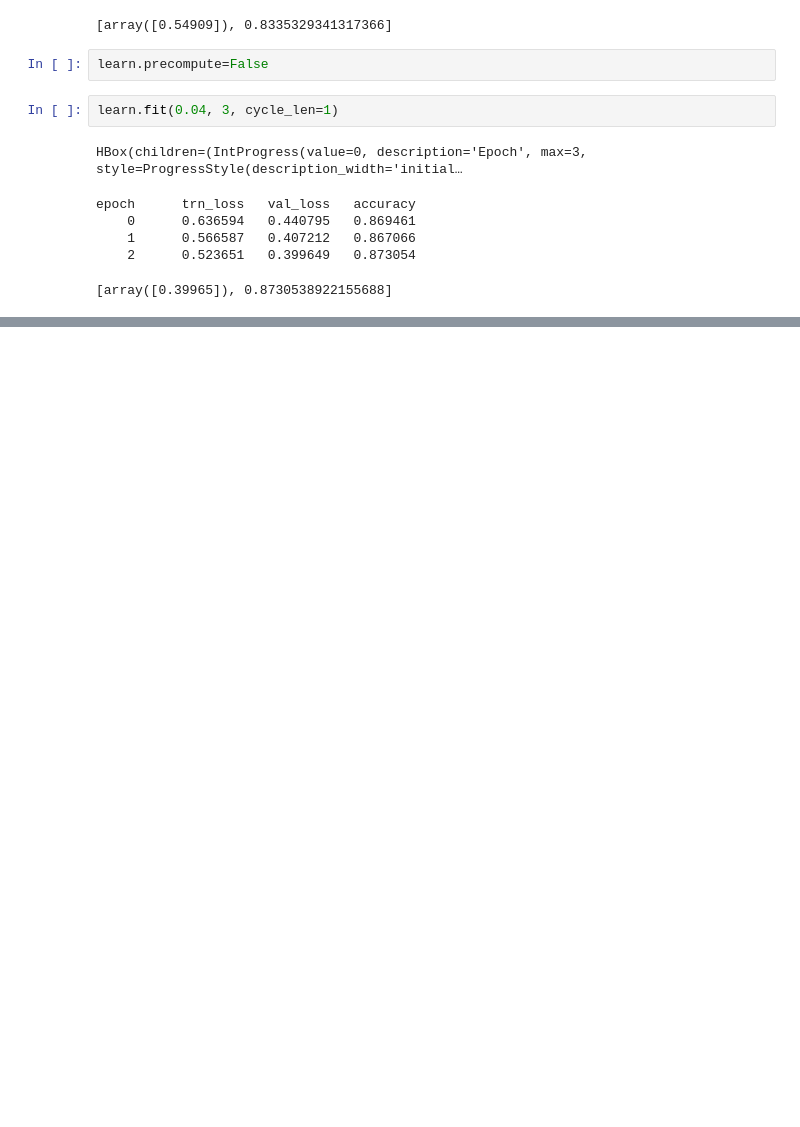
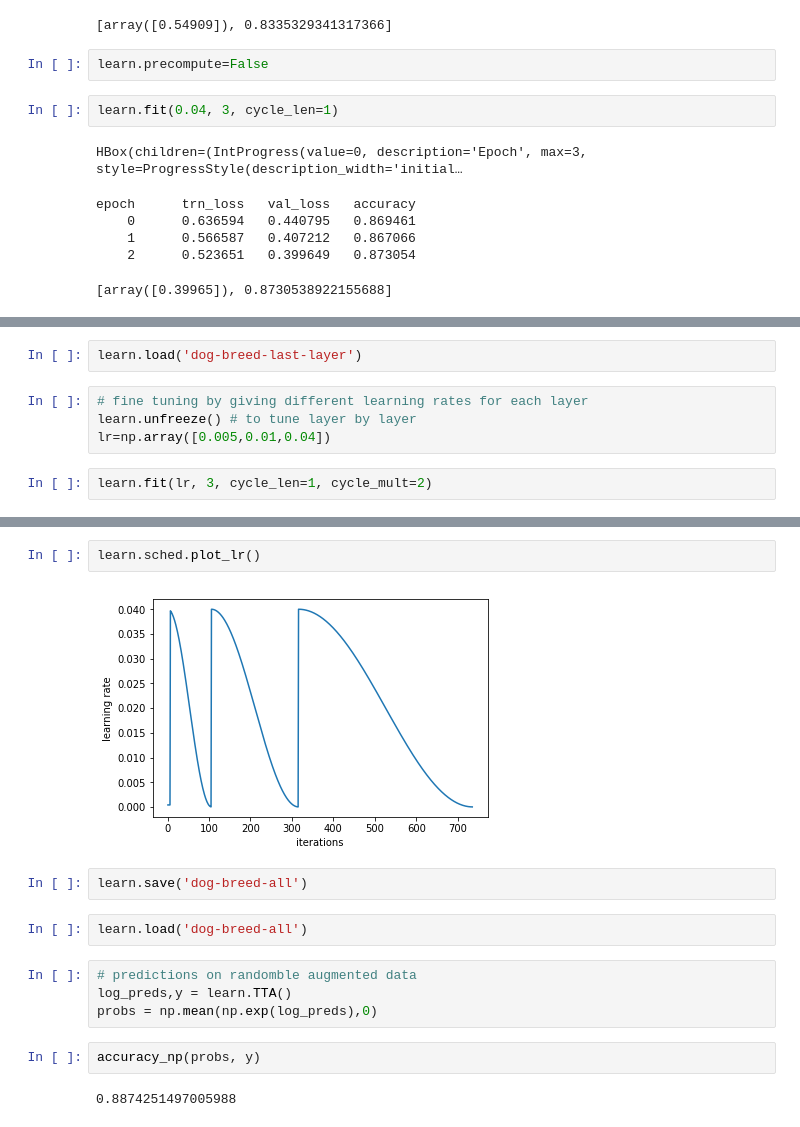
Before and after one commit to srikantvadrevu/neural-networks-practice, a Jupyter notebook: dog-breed-classifier.ipynb, the cells around one changed output, grey strips where cells are left out. Drawn from its saved outputs; the diff is of its cells as text; blank space fills up the shorter version.

Commit message:
updated dog breed classifier

```diff
--- a/dog-breed-classifier.ipynb
+++ b/dog-breed-classifier.ipynb
@@ -142,0 +149,8 @@ epoch      trn_loss   val_loss   accuracy
+# %%
+learn.load('dog-breed-last-layer')
+# %%
+# fine tuning by giving different learning rates for each layer
+learn.unfreeze() # to tune layer by layer
+lr=np.array([0.005,0.01,0.04])
+# %%
+learn.fit(lr, 3, cycle_len=1, cycle_mult=2)
@@ -142,0 +168,16 @@ epoch      trn_loss   val_loss   accuracy
+# %%
+learn.sched.plot_lr()
+# %% [output]
+[figure, added]
+# %%
+learn.save('dog-breed-all')
+# %%
+learn.load('dog-breed-all')
+# %%
+# predictions on randomble augmented data
+log_preds,y = learn.TTA()
+probs = np.mean(np.exp(log_preds),0)
+# %%
+accuracy_np(probs, y)
+# %% [output]
+0.8874251497005988
```
Also changed, not shown: parts of 3 cells of this notebook, 2 other files.
